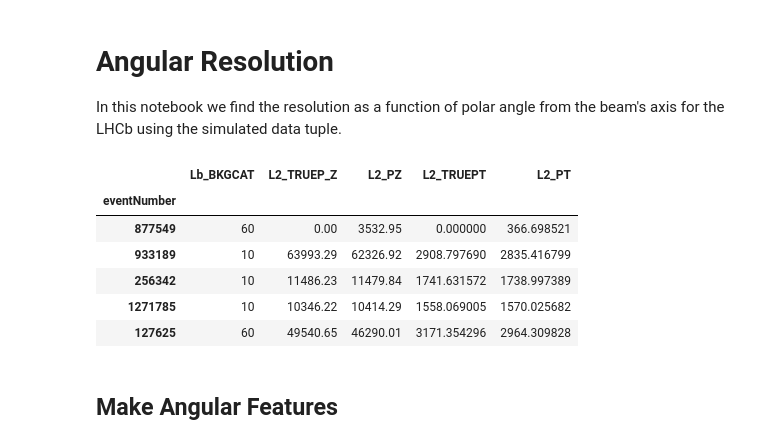
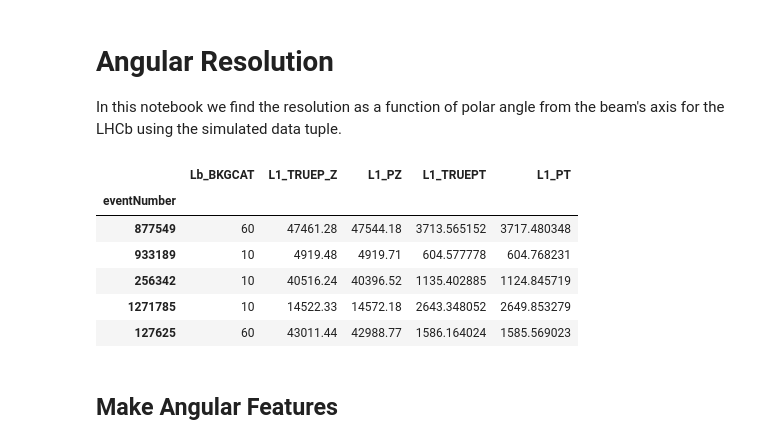
Before and after one commit to ChandlerKenworthy/Y4RareDecayProject, a Jupyter notebook: detector_resolution/NewAngularResolution.ipynb, the cells around one changed output. Drawn from its saved outputs; the diff is of its cells as text; code cells hidden in the pictures.

```diff
--- a/detector_resolution/NewAngularResolution.ipynb
+++ b/detector_resolution/NewAngularResolution.ipynb
@@ -12,25 +12,25 @@ np.random.seed(0)
 # Set random seed for reproducibility
 # %%
 sname = "/disk/moose/lhcb/djdt/Lb2L1520mueTuples/MC/2016MD/fullSampleOct2021/job207-CombDVntuple-15314000-MC2016MD_Full-pKmue-MC.root"
-lepton = 'L2'
+lepton = 'L1'
 
 fts = ['Lb_BKGCAT', f'{lepton}_TRUEP_Z', f'{lepton}_PZ', f'{lepton}_TRUEPT', f'{lepton}_PT']
 
 with up.open(sname + ":DTT1520me/DecayTree") as f:
     df = f.arrays(["eventNumber"] + fts, library='pd')
     df.set_index("eventNumber", inplace=True)
     df = df.sample(frac=1, random_state=0)
     df = df[~df.index.duplicated(keep='first')]
 
 df.head()
 # %% [output]
-|  | Lb_BKGCAT | L2_TRUEP_Z | L2_PZ | L2_TRUEPT | L2_PT |
+|  | Lb_BKGCAT | L1_TRUEP_Z | L1_PZ | L1_TRUEPT | L1_PT |
 | eventNumber |  |  |  |  |  |
-| 877549 | 60 | 0.00 | 3532.95 | 0.000000 | 366.698521 |
-| 933189 | 10 | 63993.29 | 62326.92 | 2908.797690 | 2835.416799 |
-| 256342 | 10 | 11486.23 | 11479.84 | 1741.631572 | 1738.997389 |
-| 1271785 | 10 | 10346.22 | 10414.29 | 1558.069005 | 1570.025682 |
-| 127625 | 60 | 49540.65 | 46290.01 | 3171.354296 | 2964.309828 |
+| 877549 | 60 | 47461.28 | 47544.18 | 3713.565152 | 3717.480348 |
+| 933189 | 10 | 4919.48 | 4919.71 | 604.577778 | 604.768231 |
+| 256342 | 10 | 40516.24 | 40396.52 | 1135.402885 | 1124.845719 |
+| 1271785 | 10 | 14522.33 | 14572.18 | 2643.348052 | 2649.853279 |
+| 127625 | 60 | 43011.44 | 42988.77 | 1586.164024 | 1585.569023 |
 # %% [markdown]
 ## Make Angular Features
 # %%
```
Also changed, not shown: parts of 8 cells of this notebook.
